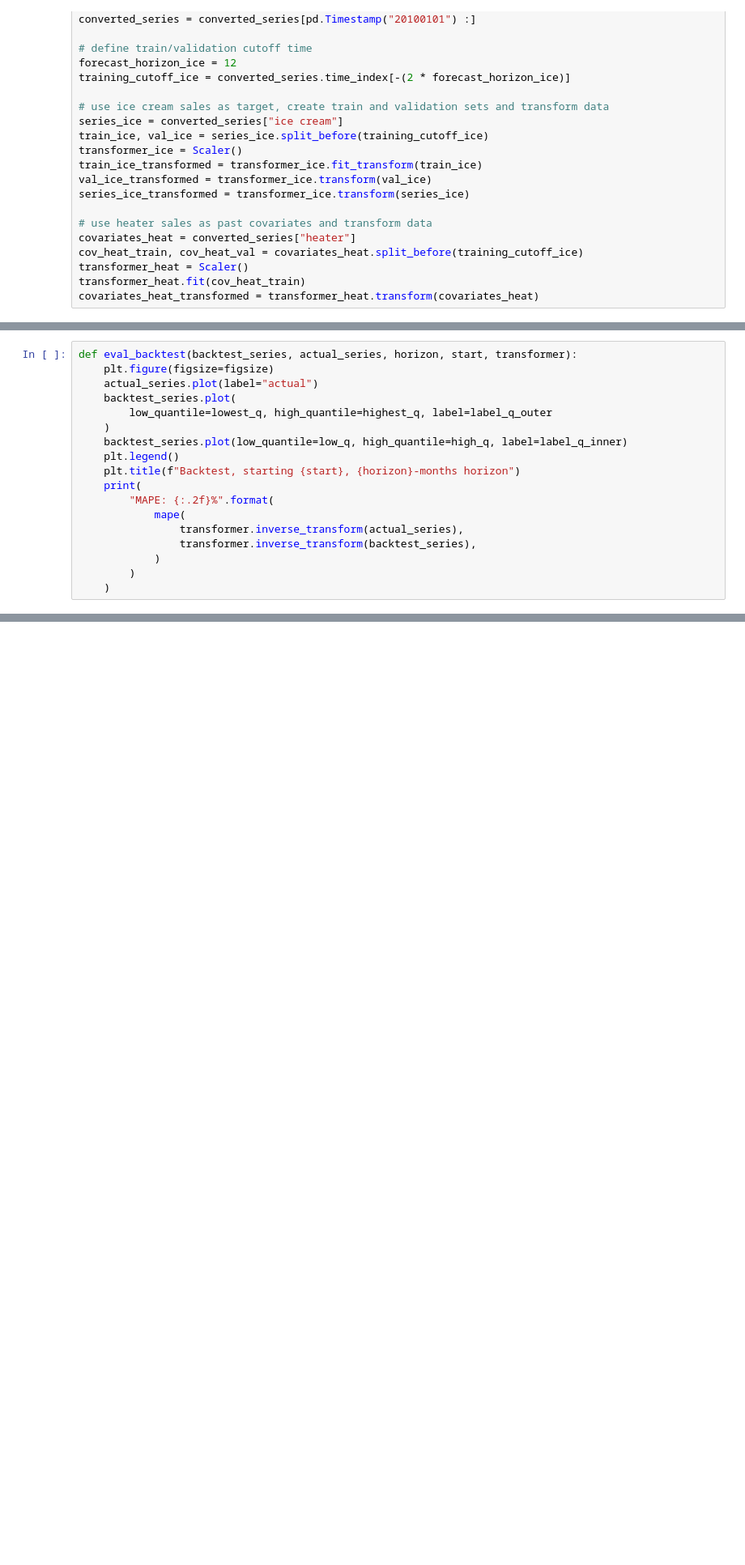
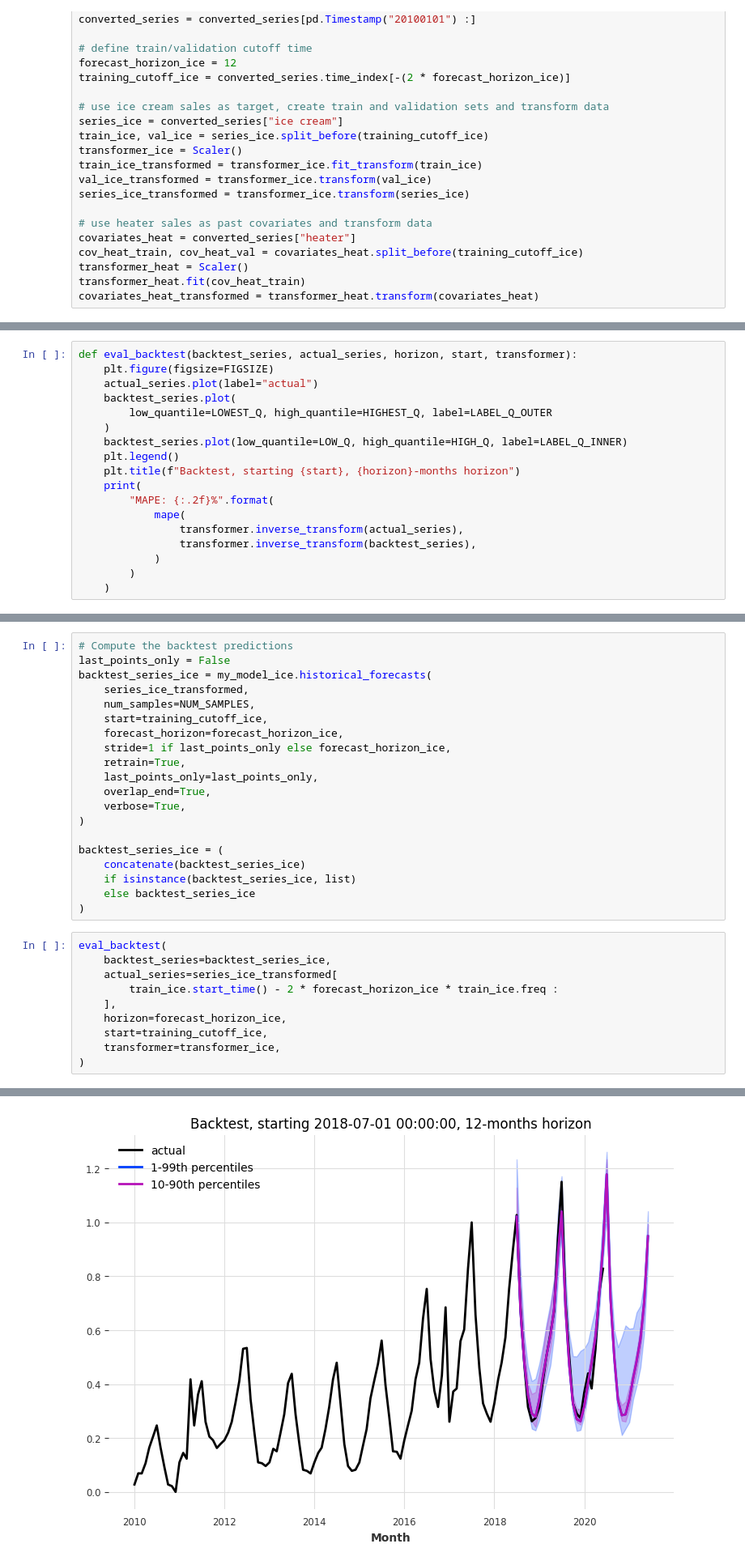
Before and after one commit to kboroz/TimeSeriesPrediction, a Jupyter notebook: Transformer02 TFT Darts - ice cream example.ipynb, the cells around one changed output, grey strips where cells are left out. Shown: that part at 81% size. Saved outputs shown, nothing was run; the diff lists cells and outputs as text; blank space fills up the shorter version.

Commit message:
added explanations and retraining parameter to notebook. fixed missing cells.

```diff
--- a/Transformer02 TFT Darts - ice cream example.ipynb
+++ b/Transformer02 TFT Darts - ice cream example.ipynb
@@ -149,12 +278,12 @@ backtest_series_ice = (
 )
 # %%
 def eval_backtest(backtest_series, actual_series, horizon, start, transformer):
-    plt.figure(figsize=figsize)
+    plt.figure(figsize=FIGSIZE)
     actual_series.plot(label="actual")
     backtest_series.plot(
-        low_quantile=lowest_q, high_quantile=highest_q, label=label_q_outer
+        low_quantile=LOWEST_Q, high_quantile=HIGHEST_Q, label=LABEL_Q_OUTER
     )
-    backtest_series.plot(low_quantile=low_q, high_quantile=high_q, label=label_q_inner)
+    backtest_series.plot(low_quantile=LOW_Q, high_quantile=HIGH_Q, label=LABEL_Q_INNER)
     plt.legend()
     plt.title(f"Backtest, starting {start}, {horizon}-months horizon")
     print(
@@ -180,0 +319,31 @@ MAPE: 4.94%
+# %%
+# Compute the backtest predictions
+last_points_only = False
+backtest_series_ice = my_model_ice.historical_forecasts(
+    series_ice_transformed,
+    num_samples=NUM_SAMPLES,
+    start=training_cutoff_ice,
+    forecast_horizon=forecast_horizon_ice,
+    stride=1 if last_points_only else forecast_horizon_ice,
+    retrain=True,
+    last_points_only=last_points_only,
+    overlap_end=True,
+    verbose=True,
+)
+
+backtest_series_ice = (
+    concatenate(backtest_series_ice)
+    if isinstance(backtest_series_ice, list)
+    else backtest_series_ice
+)
+# %%
+eval_backtest(
+    backtest_series=backtest_series_ice,
+    actual_series=series_ice_transformed[
+        train_ice.start_time() - 2 * forecast_horizon_ice * train_ice.freq :
+    ],
+    horizon=forecast_horizon_ice,
+    start=training_cutoff_ice,
+    transformer=transformer_ice,
+)
+# %% [output]
@@ -180,0 +351 @@ MAPE: 4.94%
+[figure, added]
```
Also changed, not shown: parts of 35 cells of this notebook, 1 other file.
